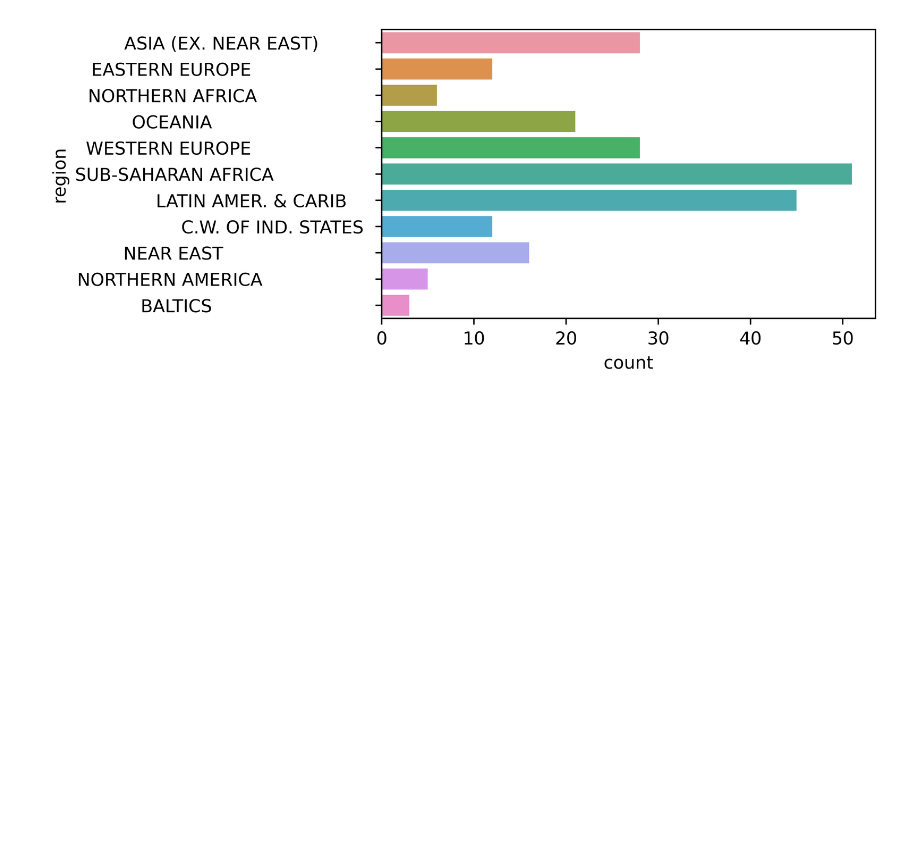
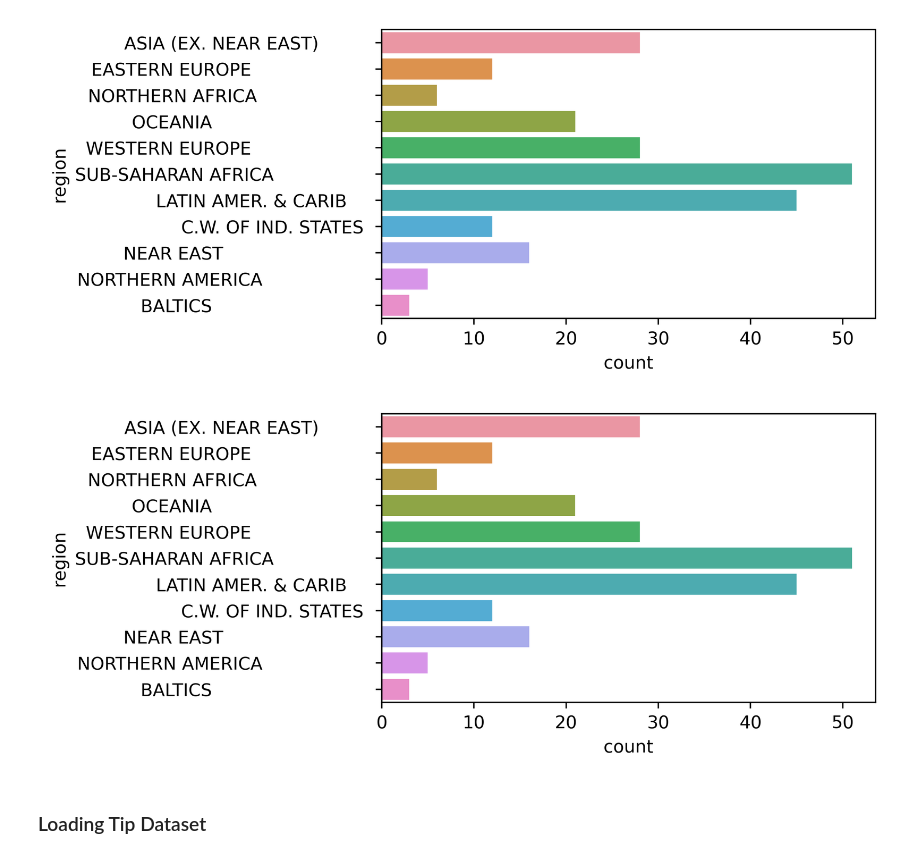
Before and after one commit to ishtiakrongon/Datacamp-Introduction_to_Data_Visualization_with_Seaborn, a Jupyter notebook: Introduction to seaborn.ipynb, the cells around one changed output. Drawn from its saved outputs; the diff is of its cells as text; code cells hidden in the pictures; blank space fills up the shorter version.

Commit message:
new default dataset loaded

```diff
--- a/Introduction to seaborn.ipynb
+++ b/Introduction to seaborn.ipynb
@@ -89,3 +89,11 @@ sns.countplot(y = cd["region"])
 plt.show()
 # %% [output]
 [figure]
+# %%
+plt.figure(figsize= (5, 3), dpi = 400)
+sns.countplot(y = "region", data = cd)
+plt.show()
+# %% [output]
+[figure, added]
+# %% [markdown]
+### Loading Tip Dataset
```
Also changed, not shown: parts of 2 cells of this notebook.
